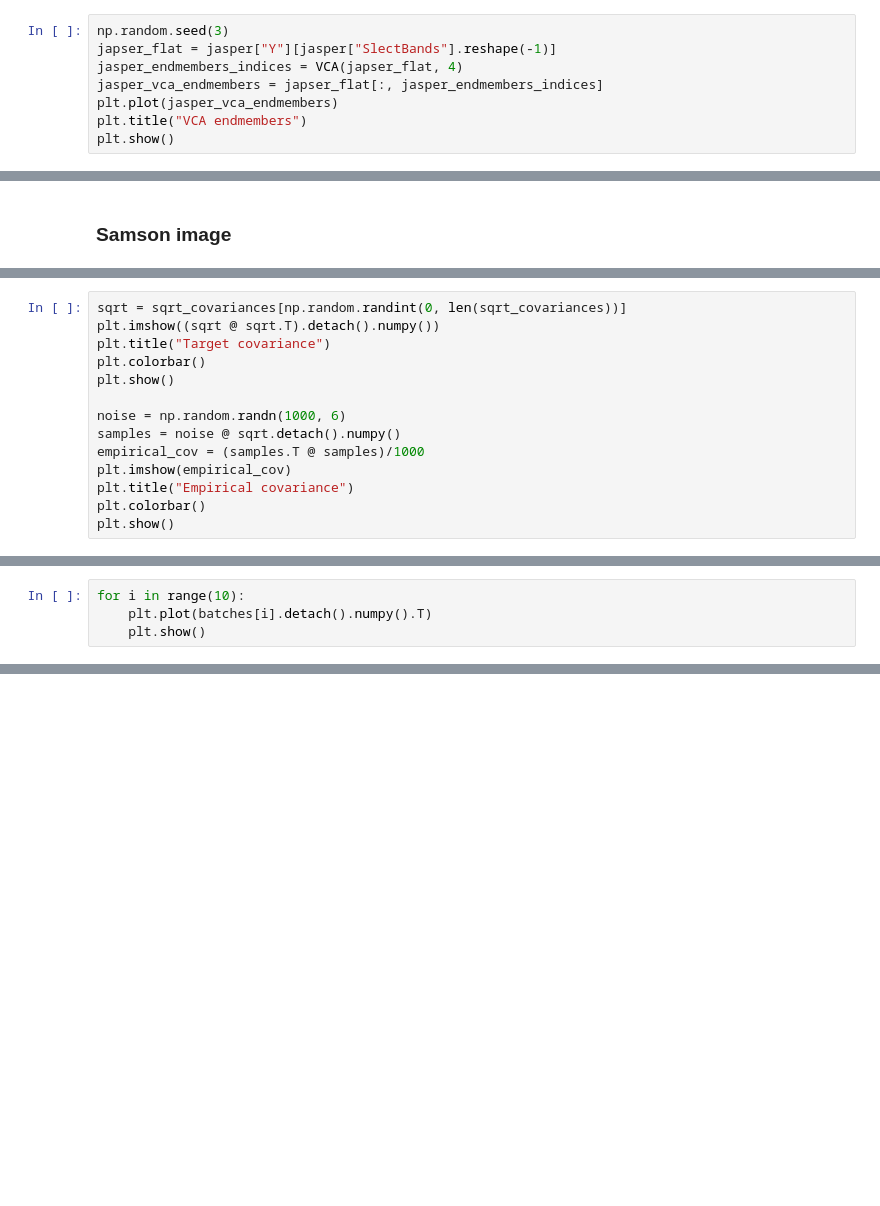
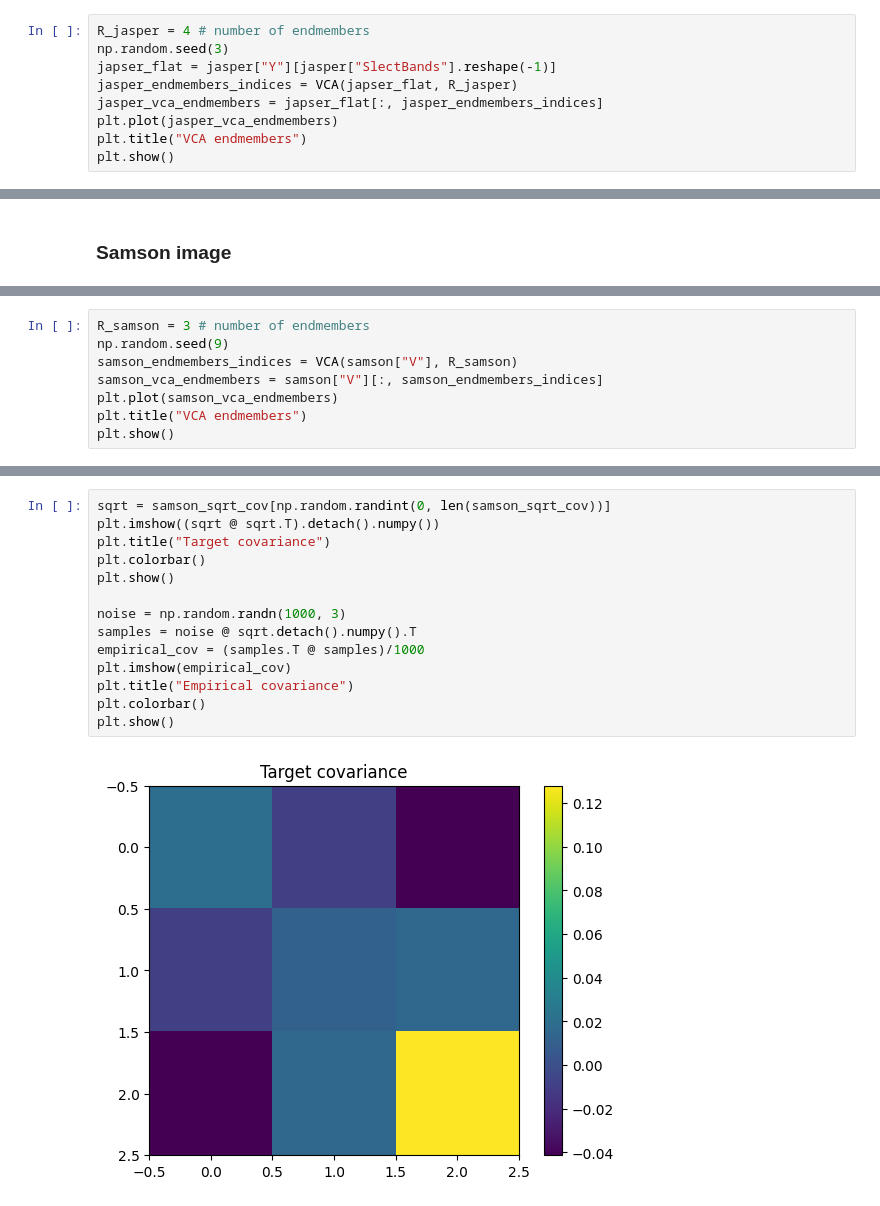
Before and after one commit to JulienAjdenbaum/hyperspectral_adversarial_AEENet, a Jupyter notebook: AAENet/AAENet.ipynb, the cells around one changed output, grey strips where cells are left out. Saved outputs shown, nothing was run; the diff lists cells and outputs as text; blank space fills up the shorter version.

```diff
--- a/AAENet/AAENet.ipynb
+++ b/AAENet/AAENet.ipynb
@@ -167,7 +172,8 @@ plt.show()
 # %%
+R_jasper = 4 # number of endmembers
 np.random.seed(3)
 japser_flat = jasper["Y"][jasper["SlectBands"].reshape(-1)]
-jasper_endmembers_indices = VCA(japser_flat, 4)
+jasper_endmembers_indices = VCA(japser_flat, R_jasper)
 jasper_vca_endmembers = japser_flat[:, jasper_endmembers_indices]
 plt.plot(jasper_vca_endmembers)
 plt.title("VCA endmembers")
@@ -262,14 +208,0 @@ for i in tqdm(samson_superpixels):
-# %%
-sqrt = sqrt_covariances[np.random.randint(0, len(sqrt_covariances))]
-plt.imshow((sqrt @ sqrt.T).detach().numpy())
-plt.title("Target covariance")
-plt.colorbar()
-plt.show()
-
-noise = np.random.randn(1000, 6)
-samples = noise @ sqrt.detach().numpy()
-empirical_cov = (samples.T @ samples)/1000
-plt.imshow(empirical_cov)
-plt.title("Empirical covariance")
-plt.colorbar()
-plt.show()
@@ -279,4 +208,0 @@ plt.show()
-# %%
-for i in range(10):
-    plt.plot(batches[i].detach().numpy().T)
-    plt.show()
@@ -770,0 +242,8 @@ load(file, mmap_mode=None, allow_pickle=False, fix_imports=True, encoding='ASCII
+# %%
+R_samson = 3 # number of endmembers
+np.random.seed(9)
+samson_endmembers_indices = VCA(samson["V"], R_samson)
+samson_vca_endmembers = samson["V"][:, samson_endmembers_indices]
+plt.plot(samson_vca_endmembers)
+plt.title("VCA endmembers")
+plt.show()
@@ -770,0 +275,16 @@ load(file, mmap_mode=None, allow_pickle=False, fix_imports=True, encoding='ASCII
+# %%
+sqrt = samson_sqrt_cov[np.random.randint(0, len(samson_sqrt_cov))]
+plt.imshow((sqrt @ sqrt.T).detach().numpy())
+plt.title("Target covariance")
+plt.colorbar()
+plt.show()
+
+noise = np.random.randn(1000, 3)
+samples = noise @ sqrt.detach().numpy().T
+empirical_cov = (samples.T @ samples)/1000
+plt.imshow(empirical_cov)
+plt.title("Empirical covariance")
+plt.colorbar()
+plt.show()
+# %% [output]
+[figure, added]
```
Also changed, not shown: parts of 55 cells of this notebook.
